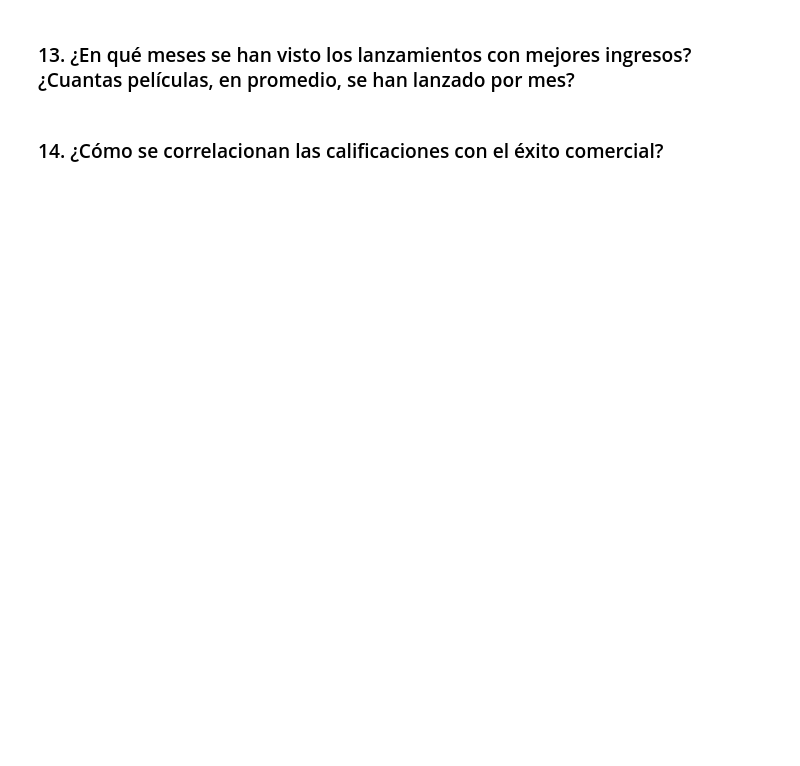
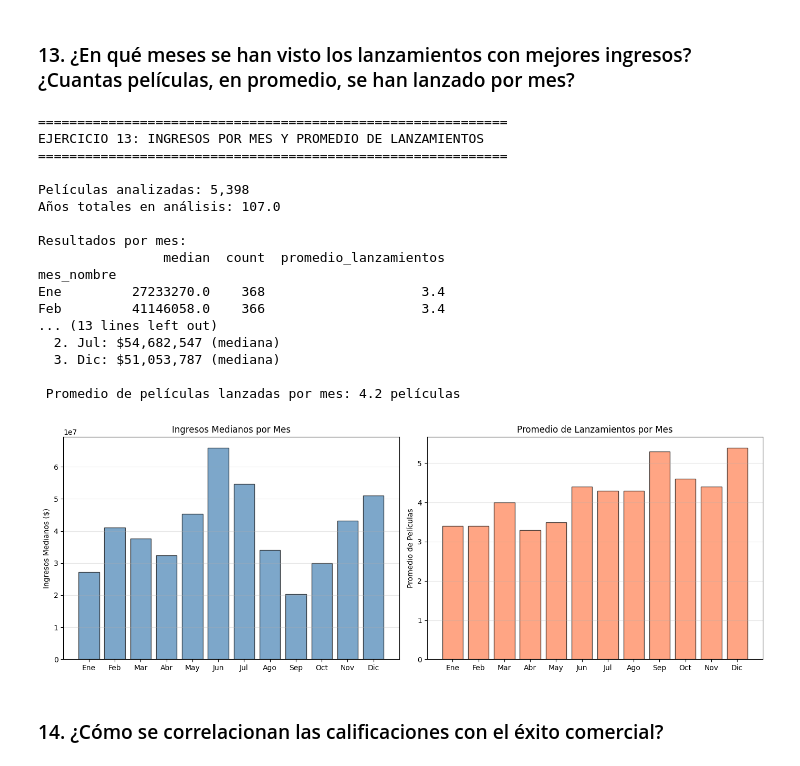
Before and after one commit to jcdiegolopez/MD-LAB01, a Jupyter notebook: main.ipynb, the cells around one changed output. Saved outputs shown, nothing was run; the diff lists cells and outputs as text; code cells hidden in the pictures; blank space fills up the shorter version.

```diff
--- a/main.ipynb
+++ b/main.ipynb
@@ -1067,4 +1175,80 @@ Savannah Tuesday                                  1
 # %% [markdown]
 ### 13. ¿En qué meses se han visto los lanzamientos con mejores ingresos? ¿Cuantas películas, en promedio, se han lanzado por mes?
+# %%
+# Ejercicio 13: Meses con mejores ingresos y promedio de lanzamientos
+df = datos[(datos['revenue'] > 0) & (datos['releaseDate'].notna())].copy()
+df['mes'] = pd.to_datetime(df['releaseDate'], errors='coerce').dt.month
+df = df[df['mes'].notna()]
+
+print("="*60)
+print("EJERCICIO 13: INGRESOS POR MES Y PROMEDIO DE LANZAMIENTOS")
+print("="*60)
+
+# Meses nombres
+meses_nombres = ['Ene', 'Feb', 'Mar', 'Abr', 'May', 'Jun', 'Jul', 'Ago', 'Sep', 'Oct', 'Nov', 'Dic']
+
+# Agrupar por mes
+analisis_mes = df.groupby('mes')['revenue'].agg(['median', 'count']).round(0)
+analisis_mes['mes_nombre'] = [meses_nombres[int(i)-1] for i in analisis_mes.index]
+analisis_mes = analisis_mes.set_index('mes_nombre')
+
+print(f"\nPelículas analizadas: {len(df):,}")
+print(f"Años totales en análisis: {df['releaseYear'].max() - df['releaseYear'].min() + 1}")
+años_totales = df['releaseYear'].max() - df['releaseYear'].min() + 1
+
+# Calcular promedio por mes
+analisis_mes['promedio_lanzamientos'] = (analisis_mes['count'] / años_totales).round(1)
+
+print("\nResultados por mes:")
+print(analisis_mes[['median', 'count', 'promedio_lanzamientos']].to_string())
+
+# Top 3 mejores meses
+top_meses = analisis_mes.nlargest(3, 'median')
+print(f"\n Top 3 meses con mejores ingresos:")
+for i, (mes, row) in enumerate(top_meses.iterrows(), 1):
+    print(f"  {i}. {mes}: ${row['median']:,.0f} (mediana)")
+
+print(f"\n Promedio de películas lanzadas por mes: {analisis_mes['promedio_lanzamientos'].mean():.1f} películas")
+
+# Gráfico
+fig, axes = plt.subplots(1, 2, figsize=(14, 5))
+
+# Ingresos por mes
+axes[0].bar(range(len(analisis_mes)), analisis_mes['median'], color='steelblue', edgecolor='black', alpha=0.7)
+axes[0].set_xticks(range(len(analisis_mes)))
+axes[0].set_xticklabels(analisis_mes.index)
+axes[0].set_ylabel('Ingresos Medianos ($)')
+axes[0].set_title('Ingresos Medianos por Mes')
+axes[0].grid(axis='y', alpha=0.3)
+
+# Cantidad de lanzamientos por mes
+axes[1].bar(range(len(analisis_mes)), analisis_mes['promedio_lanzamientos'], color='coral', edgecolor='black', alpha=0.7)
+axes[1].set_xticks(range(len(analisis_mes)))
+axes[1].set_xticklabels(analisis_mes.index)
+axes[1].set_ylabel('Promedio de Películas')
+axes[1].set_title('Promedio de Lanzamientos por Mes')
+axes[1].grid(axis='y', alpha=0.3)
+
+plt.tight_layout()
+plt.show()
+# %% [output]
+============================================================
+EJERCICIO 13: INGRESOS POR MES Y PROMEDIO DE LANZAMIENTOS
+============================================================
+
+Películas analizadas: 5,398
+Años totales en análisis: 107.0
+
+Resultados por mes:
+                median  count  promedio_lanzamientos
+mes_nombre
+Ene         27233270.0    368                    3.4
+Feb         41146058.0    366                    3.4
+... (13 lines left out)
+  2. Jul: $54,682,547 (mediana)
+  3. Dic: $51,053,787 (mediana)
+
+ Promedio de películas lanzadas por mes: 4.2 películas
+[figure, added]
 # %% [markdown]
 ### 14. ¿Cómo se correlacionan las calificaciones con el éxito comercial?
```
Also changed, not shown: parts of 10 cells of this notebook.
